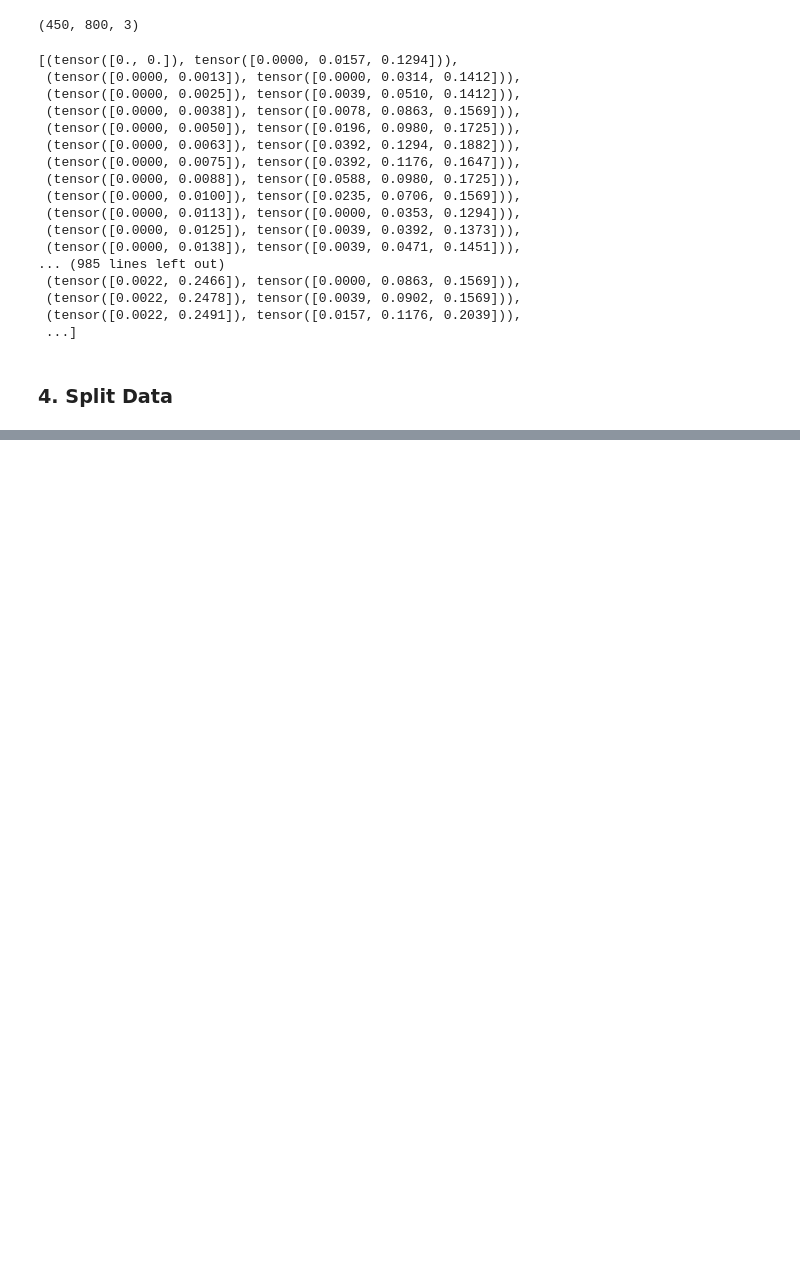
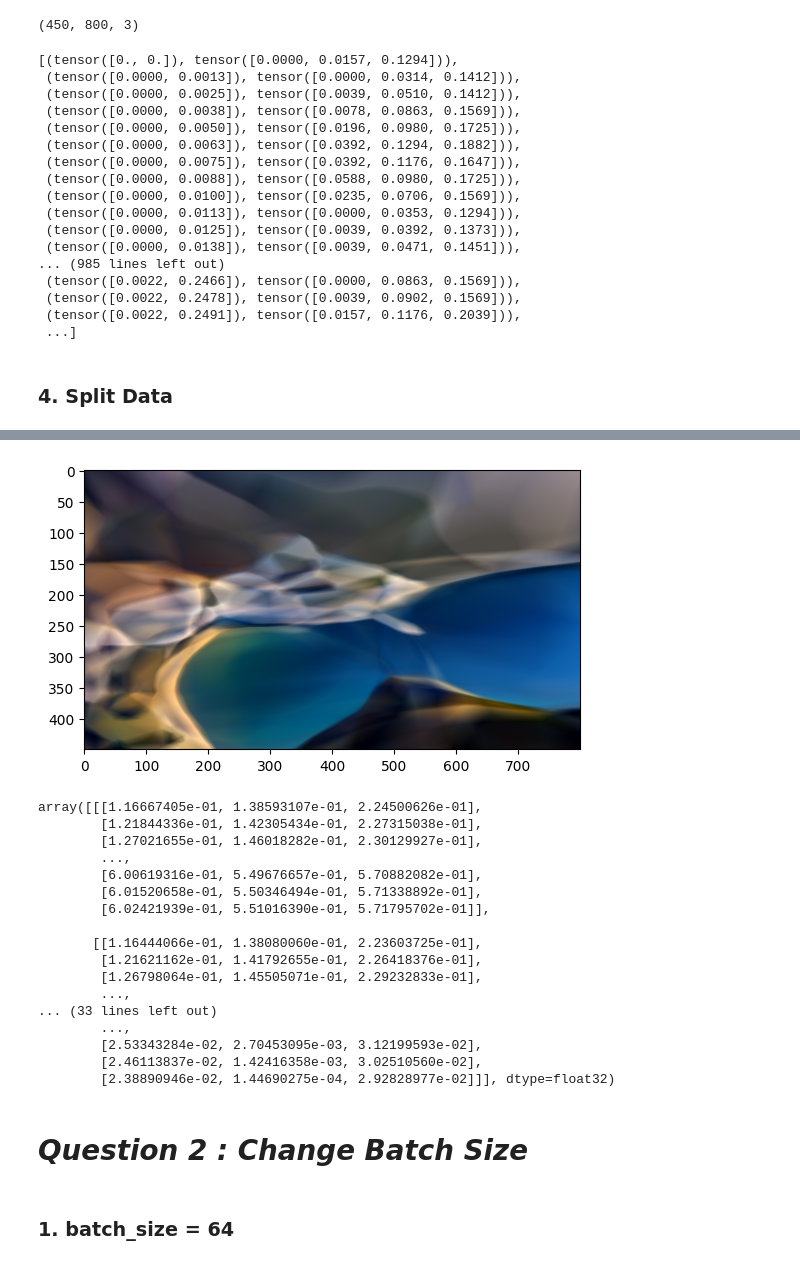
Before and after one commit to abdipourasl/Deep-Learning-1402, a Jupyter notebook: DL2.ipynb, the cells around one changed output, grey strips where cells are left out. Drawn from its saved outputs; the diff is of its cells as text; code cells hidden in the pictures; blank space fills up the shorter version.

```diff
--- a/DL2.ipynb
+++ b/DL2.ipynb
@@ -1104,0 +426,31 @@ pyplot.ylabel('1')
+# %%
+model = nn.Sequential(
+    nn.Linear(2, 256),
+    nn.ReLU(),
+    nn.Linear(256, 128),
+    nn.ReLU(),
+    nn.Linear(128, 64),
+    nn.ReLU(),
+    nn.Linear(64, 32),
+    nn.ReLU(),
+    nn.Linear(32, 3),
+)
+# %%
+criterion = nn.MSELoss()
+
+# specify optimizer
+optimizer = torch.optim.SGD(model.parameters(), lr=0.8, momentum= 0.4)
+scheduler = torch.optim.lr_scheduler.ExponentialLR(optimizer, gamma=0.9)
+# %%
+batch_size = 32
+train_loader = DataLoader(train_dataset, batch_size=batch_size, shuffle=True)
+val_loader = DataLoader(val_dataset, batch_size=batch_size, shuffle=False)
+
+# Example usage:
+# for epoch in range(num_epochs):
+#     for batch in train_loader:
+#         # Training logic here
+
+#     # Validation after each epoch
+#     for val_batch in val_loader:
+#         # Validation logic here
@@ -1104,0 +532,13 @@ pyplot.ylabel('1')
+# %%
+full_image = DataLoader(dataset, batch_size=len(dataset), shuffle=False)
+model.eval
+for data, target in full_image:
+    output = model(data)
+full_image2 = output.detach().numpy()
+full_image3 = np.reshape(full_image2,(450,800,3))
+full_image3=np.clip(full_image3,0,255)
+plt.figure()
+plt.imshow(full_image3)
+plt.show()
+full_image3
+# %% [output]
@@ -1104,0 +546,24 @@ pyplot.ylabel('1')
+[figure, added]
+array([[[1.16667405e-01, 1.38593107e-01, 2.24500626e-01],
+        [1.21844336e-01, 1.42305434e-01, 2.27315038e-01],
+        [1.27021655e-01, 1.46018282e-01, 2.30129927e-01],
+        ...,
+        [6.00619316e-01, 5.49676657e-01, 5.70882082e-01],
+        [6.01520658e-01, 5.50346494e-01, 5.71338892e-01],
+        [6.02421939e-01, 5.51016390e-01, 5.71795702e-01]],
+
+       [[1.16444066e-01, 1.38080060e-01, 2.23603725e-01],
+        [1.21621162e-01, 1.41792655e-01, 2.26418376e-01],
+        [1.26798064e-01, 1.45505071e-01, 2.29232833e-01],
+        ...,
+... (33 lines left out)
+        ...,
+        [2.53343284e-02, 2.70453095e-03, 3.12199593e-02],
+        [2.46113837e-02, 1.42416358e-03, 3.02510560e-02],
+        [2.38890946e-02, 1.44690275e-04, 2.92828977e-02]]], dtype=float32)
+# %% [markdown]
+#  ***Question 2 : Change Batch Size***
+# %% [markdown]
+
+
+### 1. batch_size = 64
```
Also changed, not shown: parts of 227 cells of this notebook.
